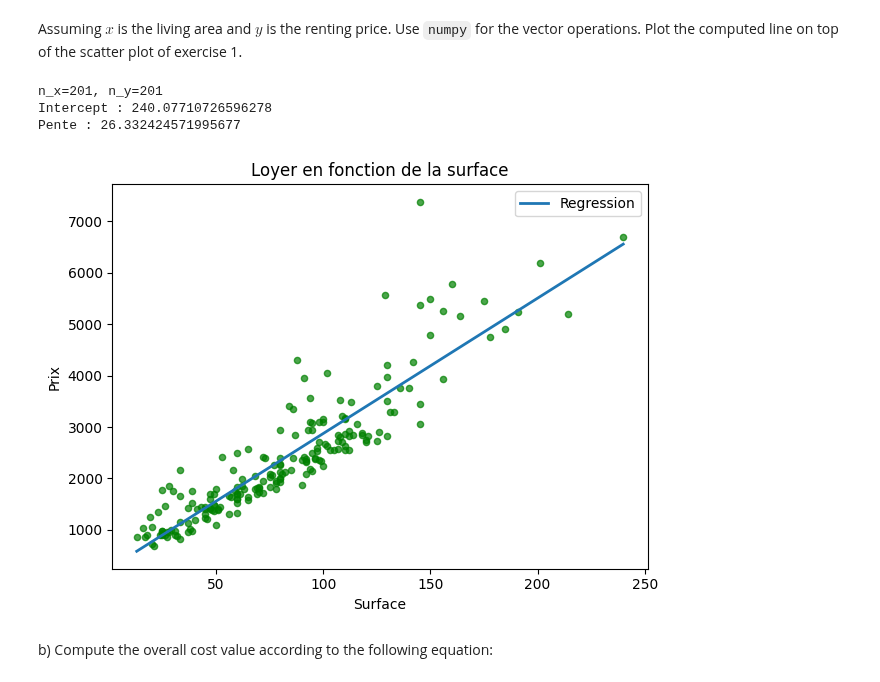
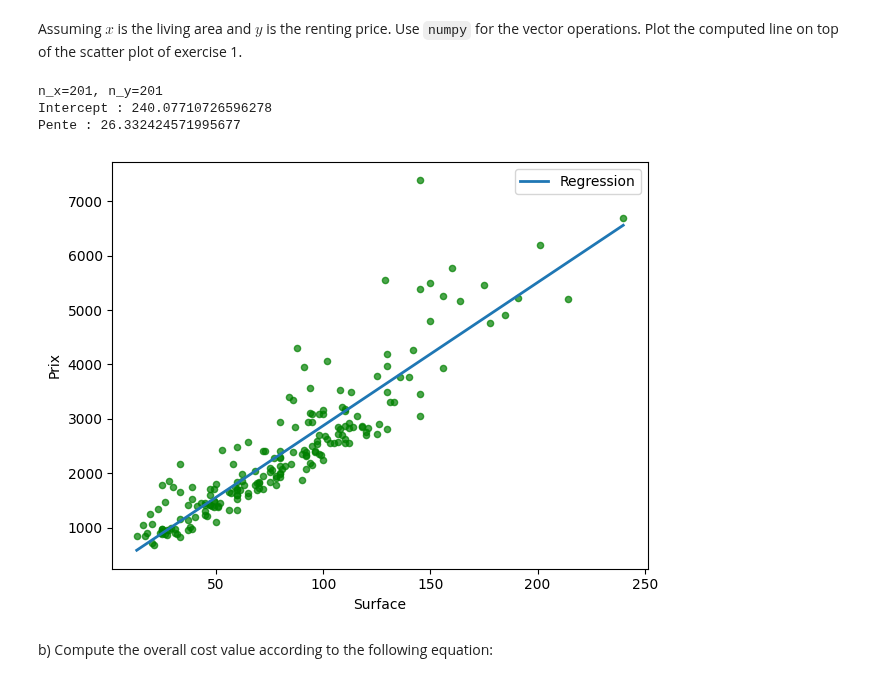
Before and after one commit to pleopleo6/FTP__ML, a Jupyter notebook: ML-PW-04-pellandini-gervasio-jaquet/pw4-linear-regression-pellandini-gervasio-jaquet.ipynb, the cells around one changed output. Drawn from its saved outputs; the diff is of its cells as text; code cells hidden in the pictures.

```diff
--- a/ML-PW-04-pellandini-gervasio-jaquet/pw4-linear-regression-pellandini-gervasio-jaquet.ipynb
+++ b/ML-PW-04-pellandini-gervasio-jaquet/pw4-linear-regression-pellandini-gervasio-jaquet.ipynb
@@ -85,35 +84,34 @@ x = dataset["living_area"].to_numpy(dtype=float)
 y = dataset["rent_price"].to_numpy(dtype=float)
 print(f"n_x={x.size}, n_y={y.size}")
 
 X = np.c_[np.ones_like(x), x] #construire matrice
 
 # theta = (X^T X)^(-1) X^T y
 XT_X = X.T @ X
 XT_y = X.T @ y
 theta = np.linalg.solve(XT_X, XT_y)
 intercept = theta[0] # terme constant
 slope = theta[1] # pente
 
 print("Intercept :", intercept)
 print("Pente :", slope)
 
 # plot scatter et tracer la ligne de regression
 ax = dataset.plot.scatter(x="living_area", y="rent_price", color="green", alpha=0.7)
-ax.set_title("Loyer en fonction de la surface")
 ax.set_xlabel("Surface")
 ax.set_ylabel("Prix")
 xs = np.linspace(x.min(), x.max(), 200)
 ys = intercept + slope * xs
 ax.plot(xs, ys, linewidth=2, label="Regression")
 
 ax.legend()
 plt.tight_layout()
 plt.show()
 # %% [output]
 n_x=201, n_y=201
 Intercept : 240.07710726596278
 Pente : 26.332424571995677
-[figure, old version]
+[figure, new version]
 # %% [markdown]
 b) Compute the overall cost value according to the following equation:
 # %% [markdown]
```
Also changed, not shown: parts of 5 cells of this notebook, 3 other files.
